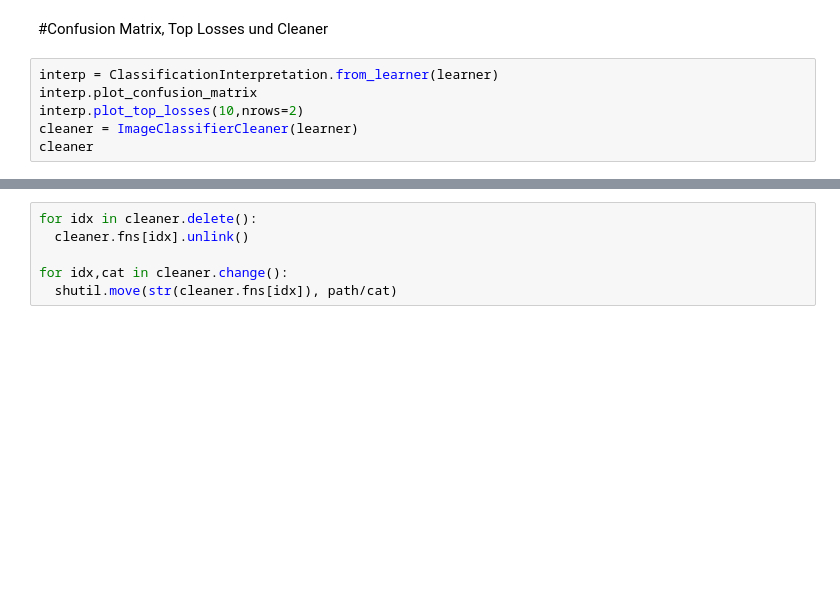
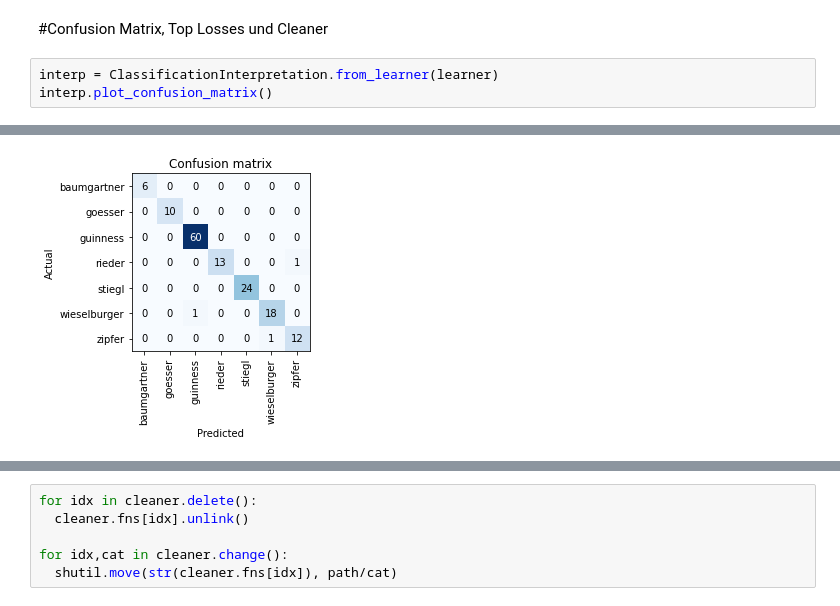
Before and after one commit to lhoegler16/Biersortenerkennung, a Jupyter notebook: Trainer_Biersortenerkenner.ipynb, the cells around one changed output, grey strips where cells are left out. Drawn from its saved outputs; the diff is of its cells as text; blank space fills up the shorter version.

```diff
--- a/Trainer_Biersortenerkenner.ipynb
+++ b/Trainer_Biersortenerkenner.ipynb
@@ -49,7 +68,5 @@ learner.fine_tune(10)
 #Confusion Matrix, Top Losses und Cleaner
 # %%
 interp = ClassificationInterpretation.from_learner(learner)
-interp.plot_confusion_matrix
-interp.plot_top_losses(10,nrows=2)
-cleaner = ImageClassifierCleaner(learner)
-cleaner
+interp.plot_confusion_matrix()
+# %% [output]
@@ -55,0 +74 @@ cleaner
+[figure, added]
```
Also changed, not shown: parts of 12 cells of this notebook.
